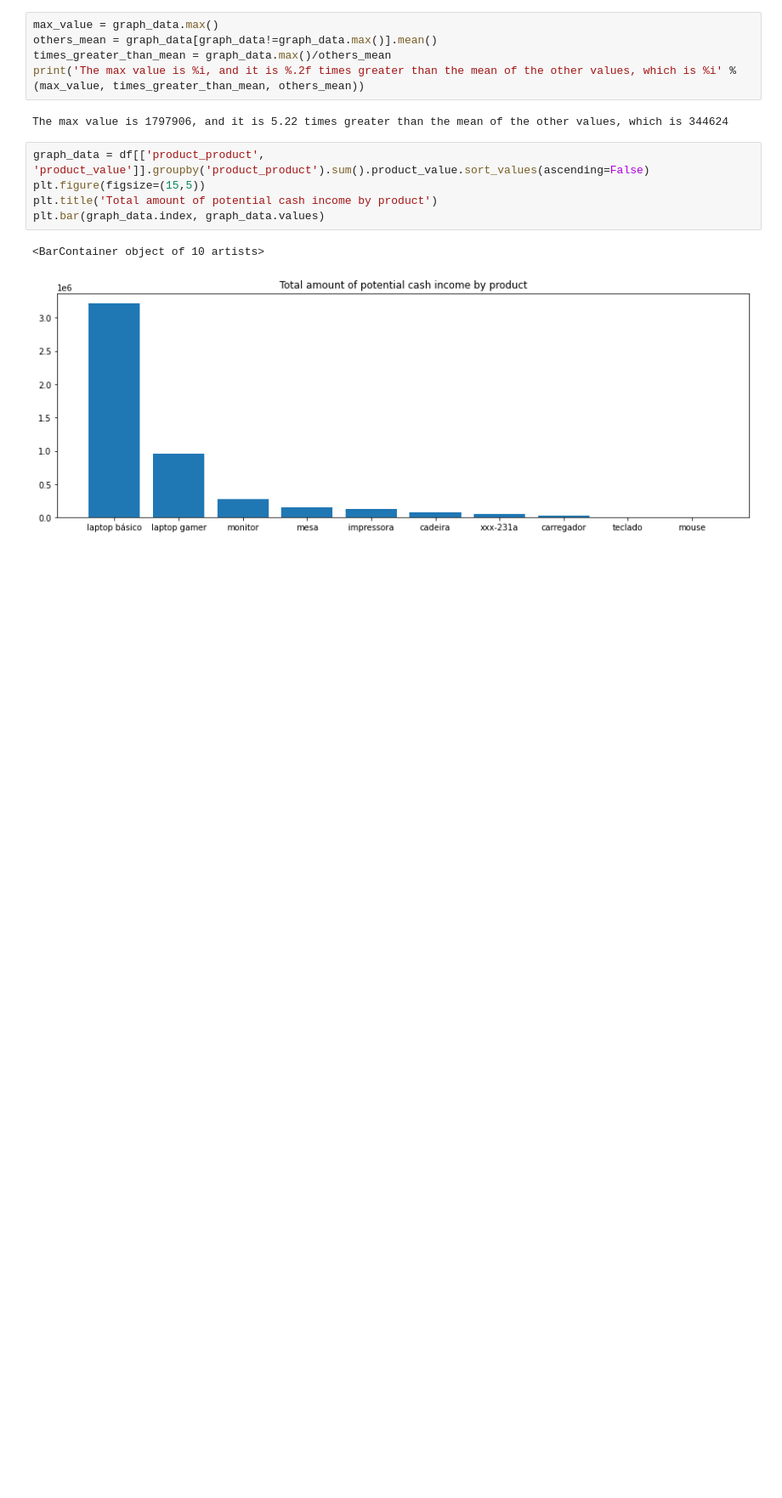
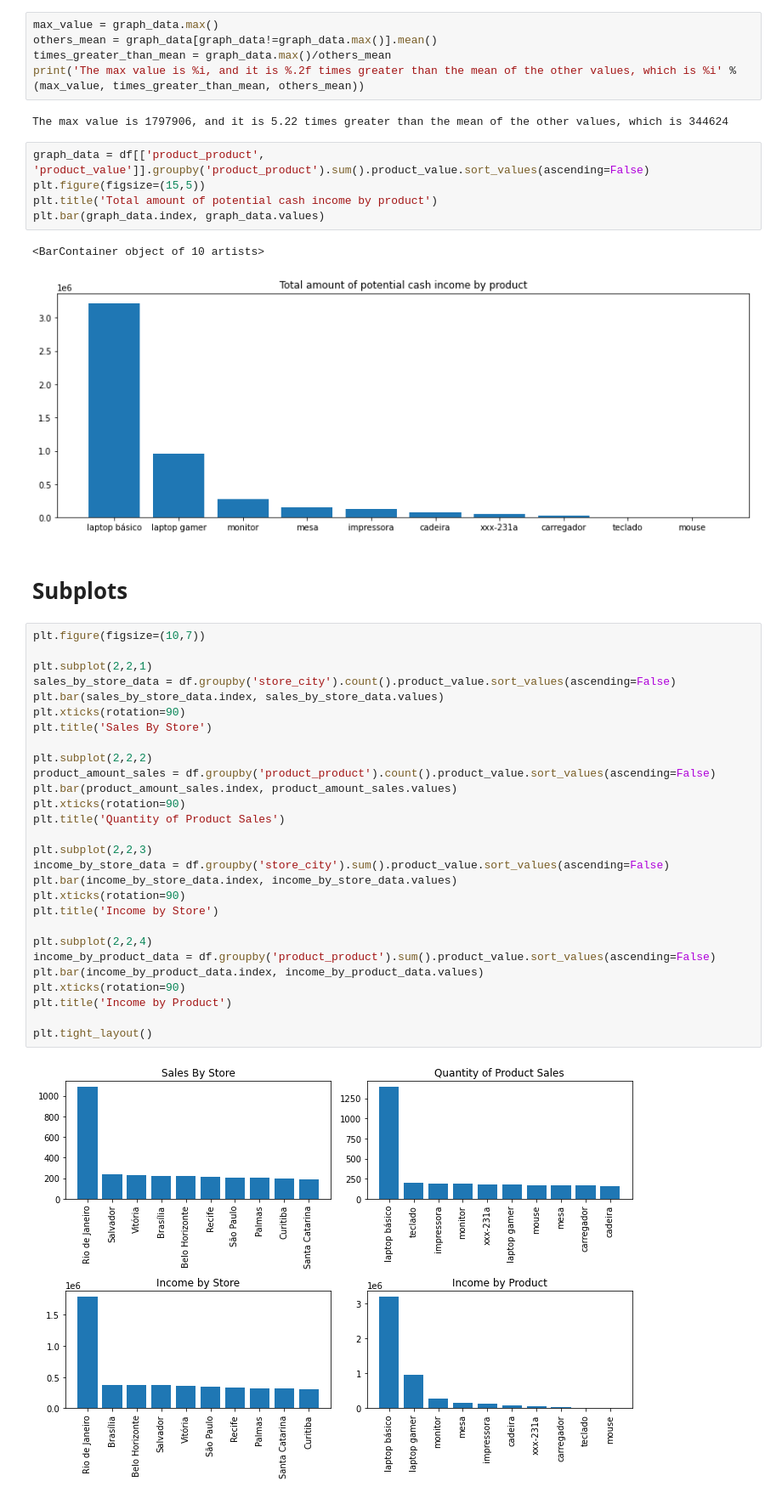
Before and after one commit to black-dev-x/pandas-cookbook, a Jupyter notebook: data-analysis/analysis.ipynb, the cells around one changed output. Shown at 85% size. Saved outputs shown, nothing was run; the diff lists cells and outputs as text; blank space fills up the shorter version.

```diff
--- a/data-analysis/analysis.ipynb
+++ b/data-analysis/analysis.ipynb
@@ -475,3 +475,35 @@ plt.bar(graph_data.index, graph_data.values)
 # %% [output]
 <BarContainer object of 10 artists>
 [figure]
+# %% [markdown]
+# Subplots
+# %%
+plt.figure(figsize=(10,7))
+
+plt.subplot(2,2,1)
+sales_by_store_data = df.groupby('store_city').count().product_value.sort_values(ascending=False)
+plt.bar(sales_by_store_data.index, sales_by_store_data.values)
+plt.xticks(rotation=90)
+plt.title('Sales By Store')
+
+plt.subplot(2,2,2)
+product_amount_sales = df.groupby('product_product').count().product_value.sort_values(ascending=False)
+plt.bar(product_amount_sales.index, product_amount_sales.values)
+plt.xticks(rotation=90)
+plt.title('Quantity of Product Sales')
+
+plt.subplot(2,2,3)
+income_by_store_data = df.groupby('store_city').sum().product_value.sort_values(ascending=False)
+plt.bar(income_by_store_data.index, income_by_store_data.values)
+plt.xticks(rotation=90)
+plt.title('Income by Store')
+
+plt.subplot(2,2,4)
+income_by_product_data = df.groupby('product_product').sum().product_value.sort_values(ascending=False)
+plt.bar(income_by_product_data.index, income_by_product_data.values)
+plt.xticks(rotation=90)
+plt.title('Income by Product')
+
+plt.tight_layout()
+# %% [output]
+[figure, added]
```
Also changed, not shown: parts of 13 cells of this notebook.
